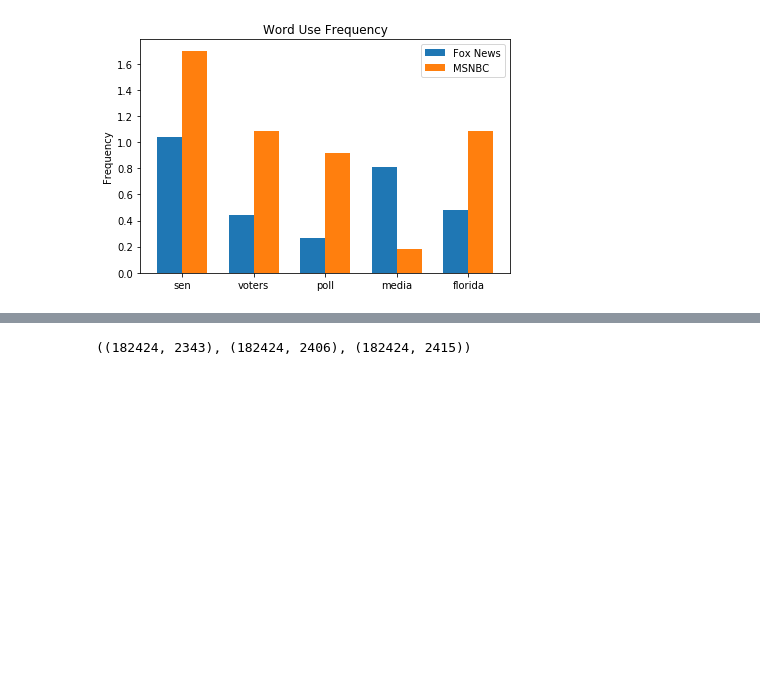
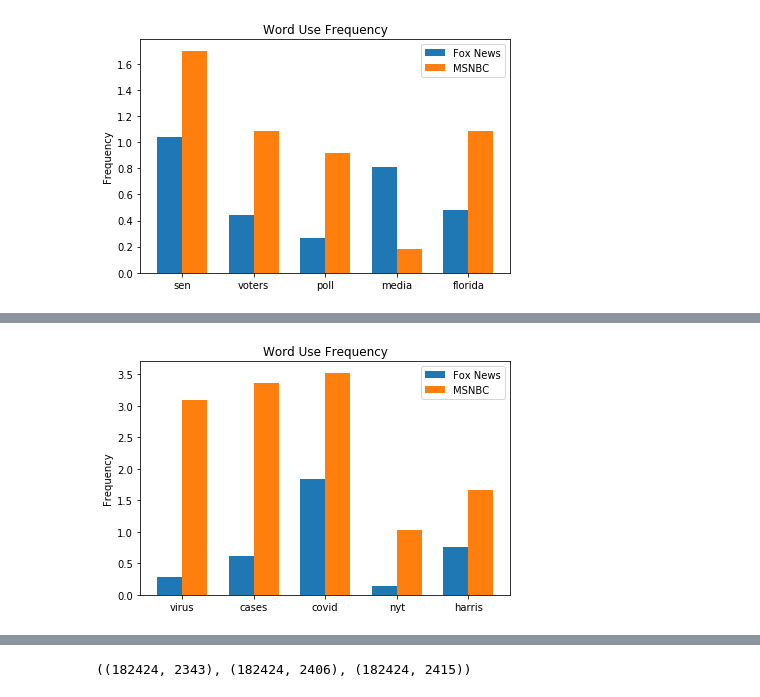
Before and after one commit to leckieje/chyrons_nlp, a Jupyter notebook: chyrons_book.ipynb, the cells around one changed output, grey strips where cells are left out. Drawn from its saved outputs; the diff is of its cells as text; code cells hidden in the pictures; blank space fills up the shorter version.

```diff
--- a/chyrons_book.ipynb
+++ b/chyrons_book.ipynb
@@ -451,0 +473,4 @@ chart_word_diff(df, ['violence', 'voting', 'police', 'coronavirus'])
+# %%
+chart_word_diff(df,['virus', 'cases', 'covid', 'nyt', 'harris'])
+# %% [output]
+[figure, added]
```
Also changed, not shown: parts of 7 cells of this notebook.
